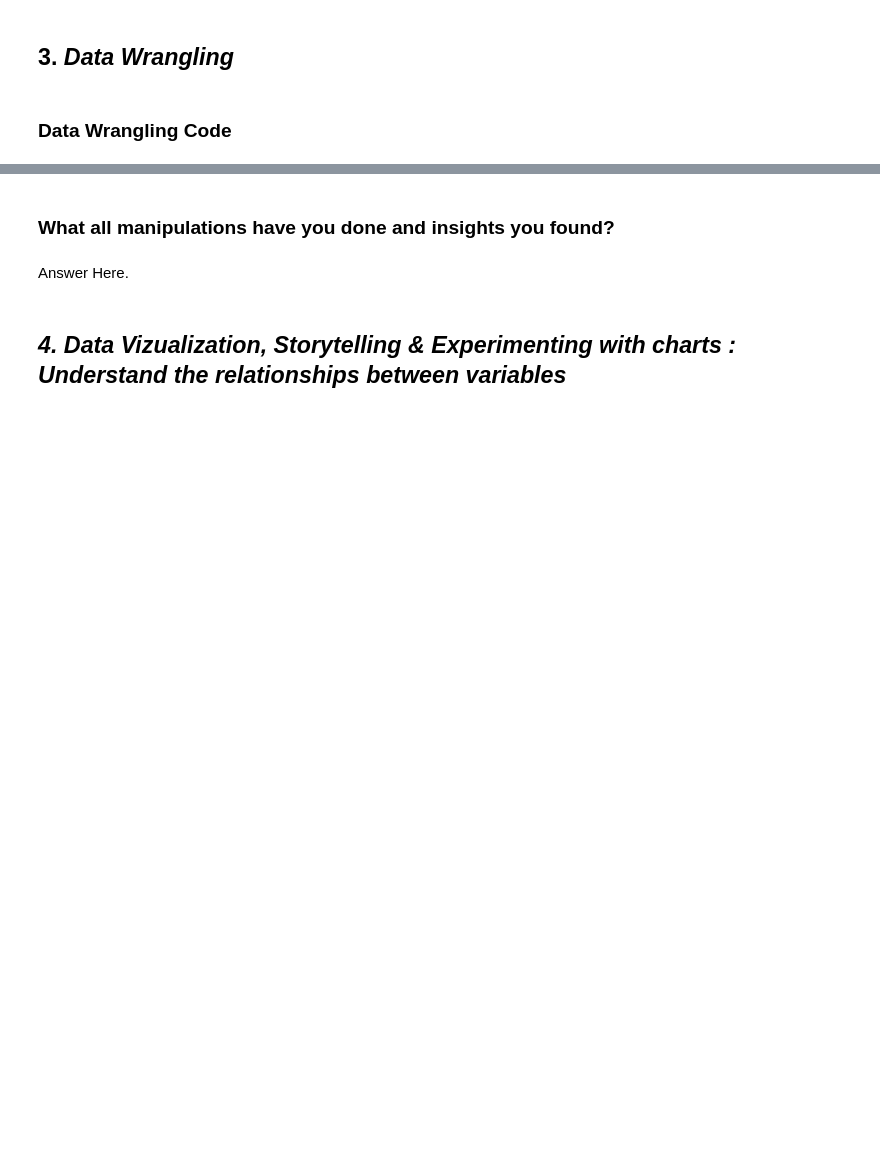
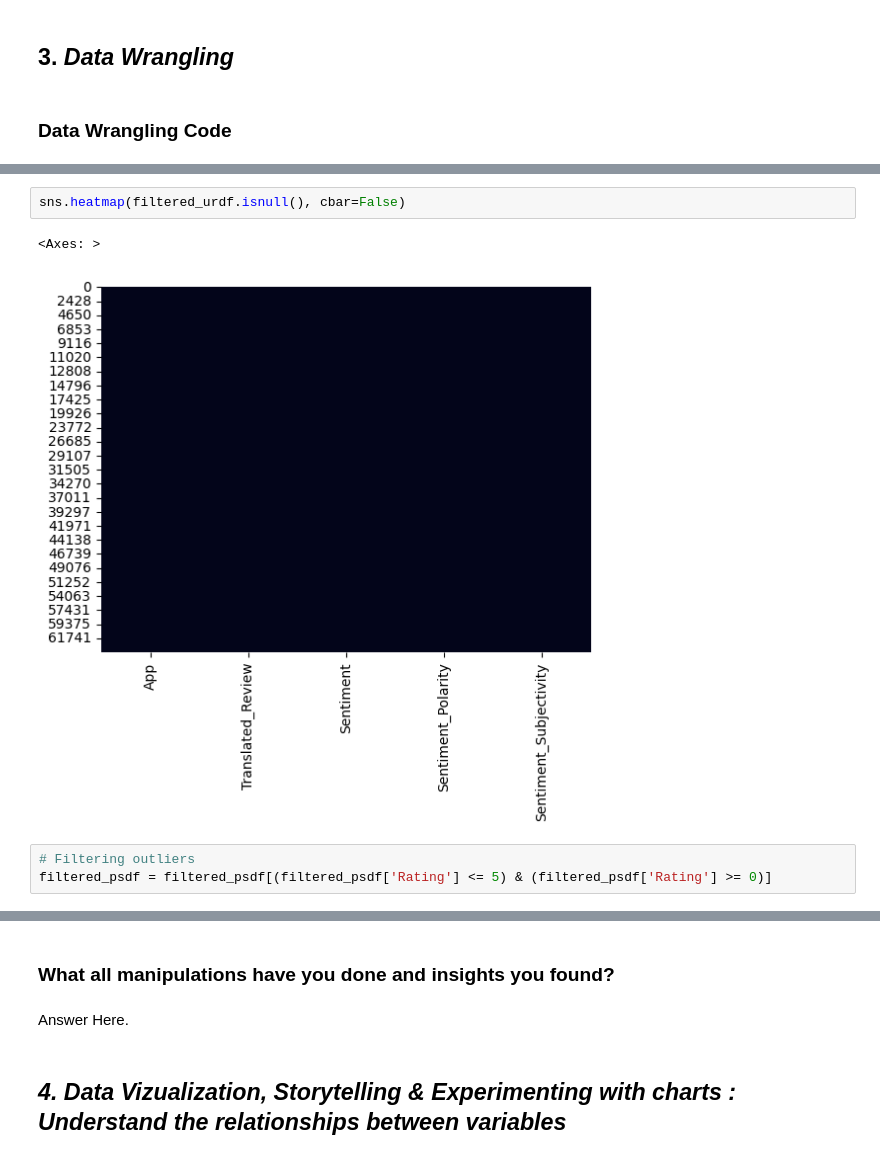
Before and after one commit to RayedShamim/Google-Play-Store-EDA-Rayed, a Jupyter notebook: Google_Play_Store_EDA_Submission.ipynb, the cells around one changed output, grey strips where cells are left out. Drawn from its saved outputs; the diff is of its cells as text; blank space fills up the shorter version.

```diff
--- a/Google_Play_Store_EDA_Submission.ipynb
+++ b/Google_Play_Store_EDA_Submission.ipynb
@@ -123,0 +384,8 @@ Answer Here
+# %%
+sns.heatmap(filtered_urdf.isnull(), cbar=False)
+# %% [output]
+<Axes: >
+[figure, added]
+# %%
+# Filtering outliers
+filtered_psdf = filtered_psdf[(filtered_psdf['Rating'] <= 5) & (filtered_psdf['Rating'] >= 0)]
```
Also changed, not shown: parts of 49 cells of this notebook.
